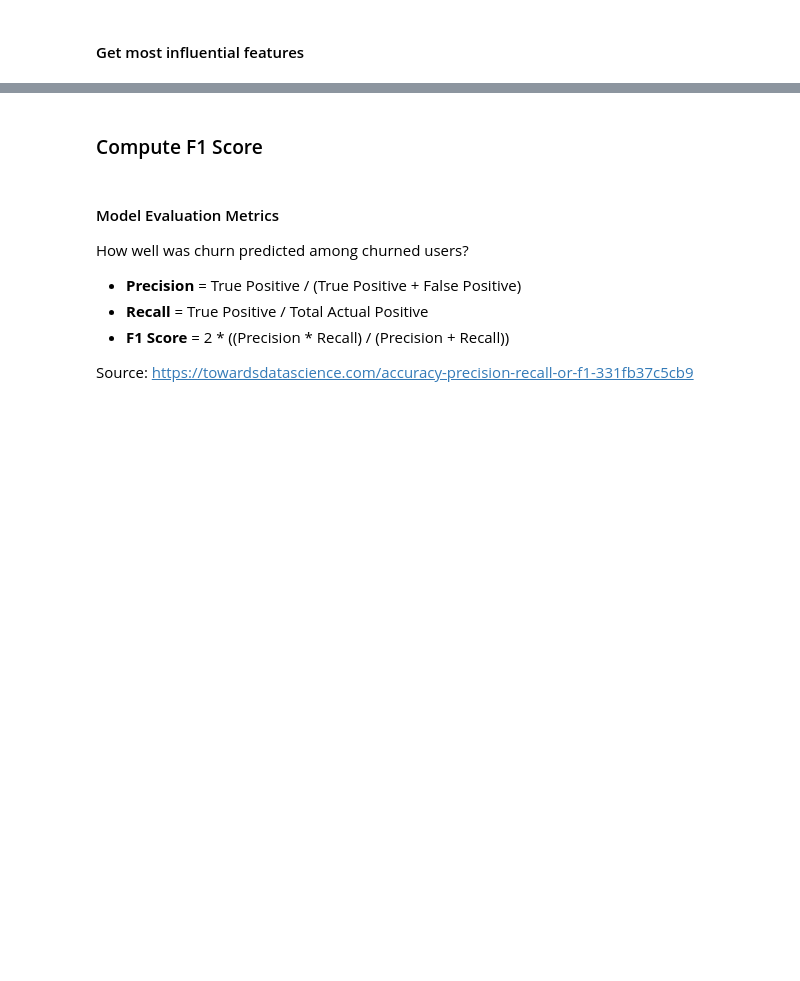
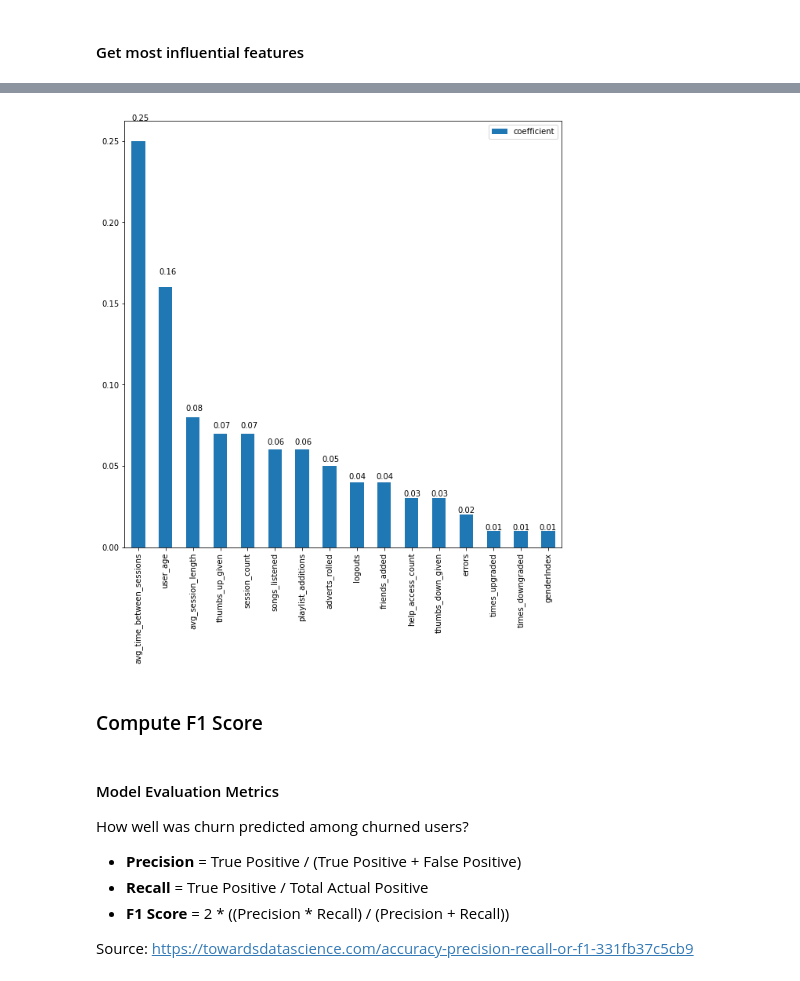
Before and after one commit to FRANZKAFKA13/Udacity-Data-Science-Proj-4, a Jupyter notebook: sparkify.ipynb, the cells around one changed output, grey strips where cells are left out. Saved outputs shown, nothing was run; the diff lists cells and outputs as text; code cells hidden in the pictures; blank space fills up the shorter version.

Commit message:
add visualization for coefficients

```diff
--- a/sparkify.ipynb
+++ b/sparkify.ipynb
@@ -717,5 +707,10 @@ maxBins: 100.
 coefficients = bestRFModel.featureImportances.toArray()
 coefficients = pd.DataFrame(data=[coefficients])
 coefficients.columns = feature_list
-print(coefficients)
+coefficients = coefficients.sort_values(by=0 , ascending=False, axis=1).round(2)
+
+# Transpose for better visualization
+coefficients_transposed = coefficients.transpose()
+coefficients_transposed.columns = ['coefficient']
+coefficients_transposed
 # %% [output]
@@ -727,3 +734,10 @@ print(coefficients)
+# %%
+# Visualize
+ax = coefficients_transposed.plot.bar(figsize=(10,10))
+for p in ax.patches:
+    ax.annotate(str(p.get_height()), (p.get_x() * 0.995, p.get_height() * 1.05))
+# %% [output]
+[figure, added]
 # %% [markdown]
 ### Compute F1 Score
 # %% [markdown]
```
Also changed, not shown: parts of 21 cells of this notebook.
